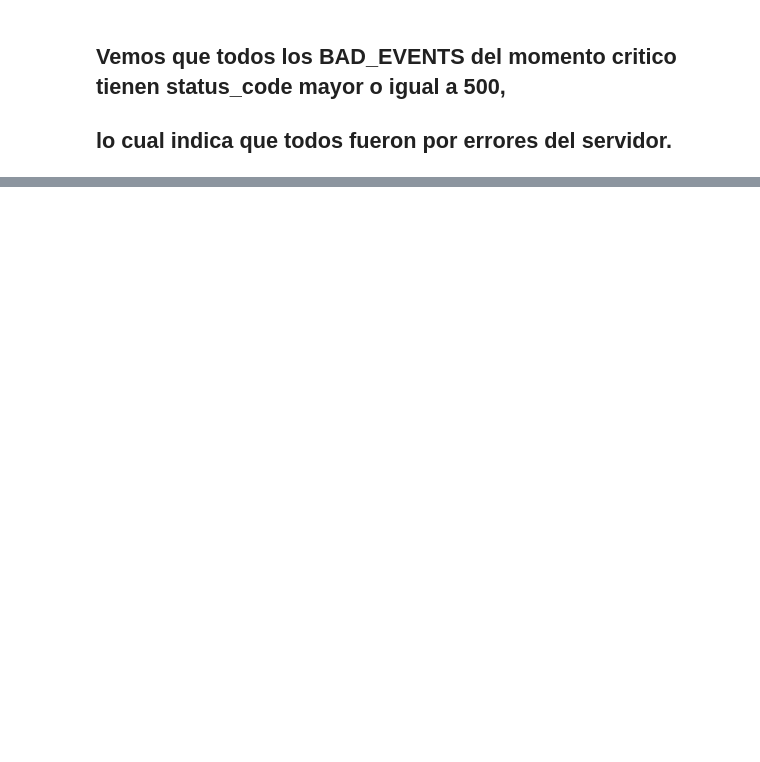
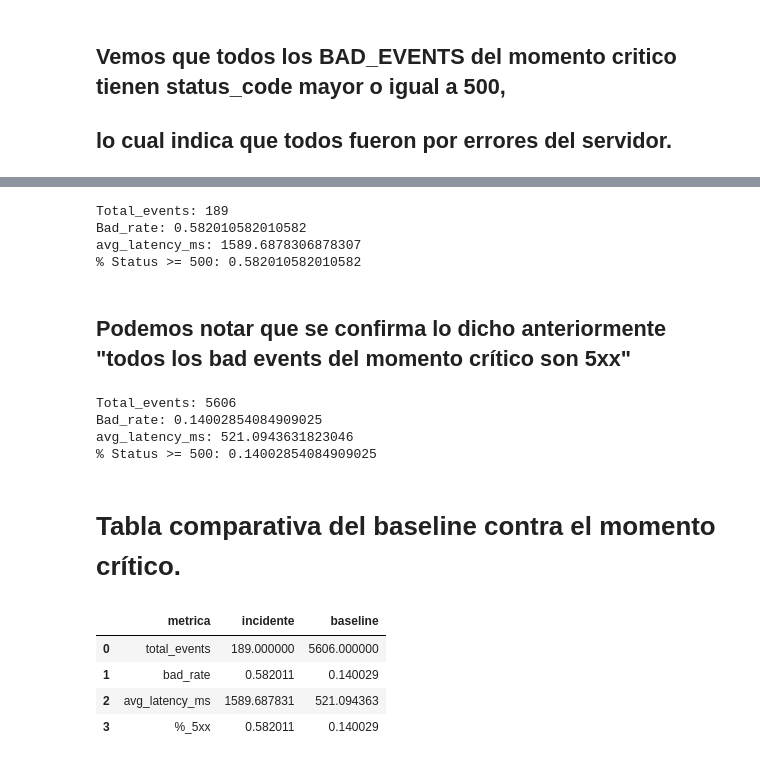
Before and after one commit to CarlosScura/Interpretacion-de-Logs, a Jupyter notebook: interpretacion_logs.ipynb, the cells around one changed output, grey strips where cells are left out. Cells and saved outputs as stored; diff of their text form; code cells hidden in the pictures; blank space fills up the shorter version.

```diff
--- a/interpretacion_logs.ipynb
+++ b/interpretacion_logs.ipynb
@@ -214,5 +219,5 @@ Name: 134, dtype: object
 # %%
-inicio = critical_window['timestamp_event']
+inicio = critical_window['window_start']
 fin = inicio + pd.Timedelta('5min')
 
 critical_df = df[(df['timestamp_event'] >= inicio) & (df['timestamp_event'] < fin)]
@@ -285,3 +291,6 @@ Name: count, dtype: int64
 # %% [markdown]
 ## Vemos que todos los BAD_EVENTS del momento critico tienen status_code mayor o igual a 500,
 ## lo cual indica que todos fueron por errores del servidor.
+# %%
+baseline_df = df[~((df['timestamp_event'] >= inicio) & (df['timestamp_event'] < fin))]
+baseline_df.shape
@@ -287,0 +320,40 @@ Name: count, dtype: int64
+# %%
+print(f'Total_events: {critical_df.shape[0]}')
+print(f'Bad_rate: {critical_df_bad.shape[0] / critical_df.shape[0]}')
+print(f'avg_latency_ms: {critical_df['latency_ms'].mean()}')
+print(f'% Status >= 500: {server_down.shape[0] / critical_df.shape[0]}')
+# %% [output]
+Total_events: 189
+Bad_rate: 0.582010582010582
+avg_latency_ms: 1589.6878306878307
+% Status >= 500: 0.582010582010582
+# %% [markdown]
+## Podemos notar que se confirma lo dicho anteriormente "todos los bad events del momento crítico son 5xx"
+# %%
+baseline_bad = baseline_df[baseline_df['is_bad']]
+baseline_5xx = baseline_df[baseline_df['status_code'] >= 500]
+
+print(f'Total_events: {baseline_df.shape[0]}')
+print(f'Bad_rate: {baseline_bad.shape[0] / baseline_df.shape[0]}')
+print(f'avg_latency_ms: {baseline_df["latency_ms"].mean()}')
+print(f'% Status >= 500: {baseline_5xx.shape[0] / baseline_df.shape[0]}')
+# %% [output]
+Total_events: 5606
+Bad_rate: 0.14002854084909025
+avg_latency_ms: 521.0943631823046
+% Status >= 500: 0.14002854084909025
+# %% [markdown]
+# Tabla comparativa del baseline contra el momento crítico.
+# %%
+comparison = pd.DataFrame({
+    'metrica': ['total_events', 'bad_rate', 'avg_latency_ms', '%_5xx'],
+    'incidente': [critical_df.shape[0], critical_df_bad.shape[0] / critical_df.shape[0], critical_df['latency_ms'].mean(), server_down.shape[0] / critical_df.shape[0]],
+    'baseline': [baseline_df.shape[0], baseline_bad.shape[0] / baseline_df.shape[0], baseline_df["latency_ms"].mean(), baseline_5xx.shape[0] / baseline_df.shape[0]]
+})
+comparison
+# %% [output]
+|  | metrica | incidente | baseline |
+| 0 | total_events | 189.000000 | 5606.000000 |
+| 1 | bad_rate | 0.582011 | 0.140029 |
+| 2 | avg_latency_ms | 1589.687831 | 521.094363 |
+| 3 | %_5xx | 0.582011 | 0.140029 |
```
Also changed, not shown: parts of 20 cells of this notebook.
